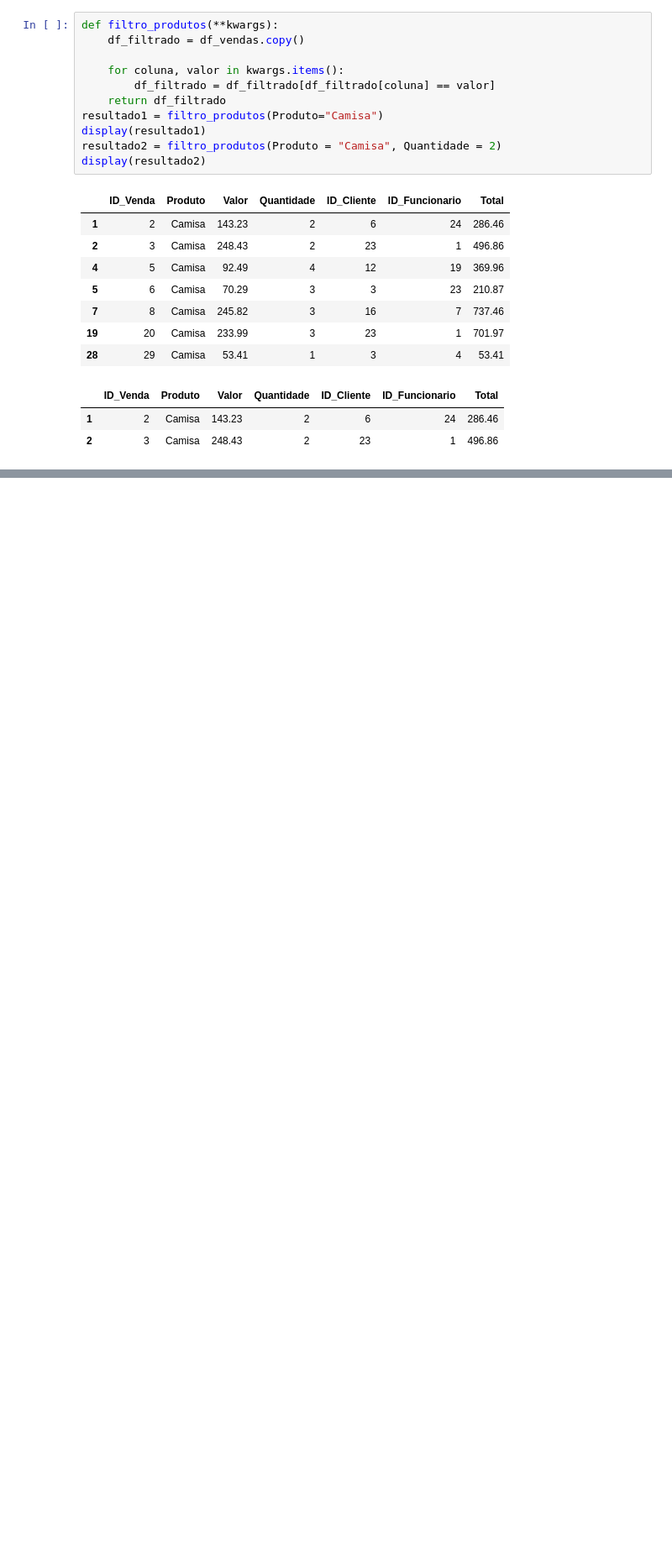
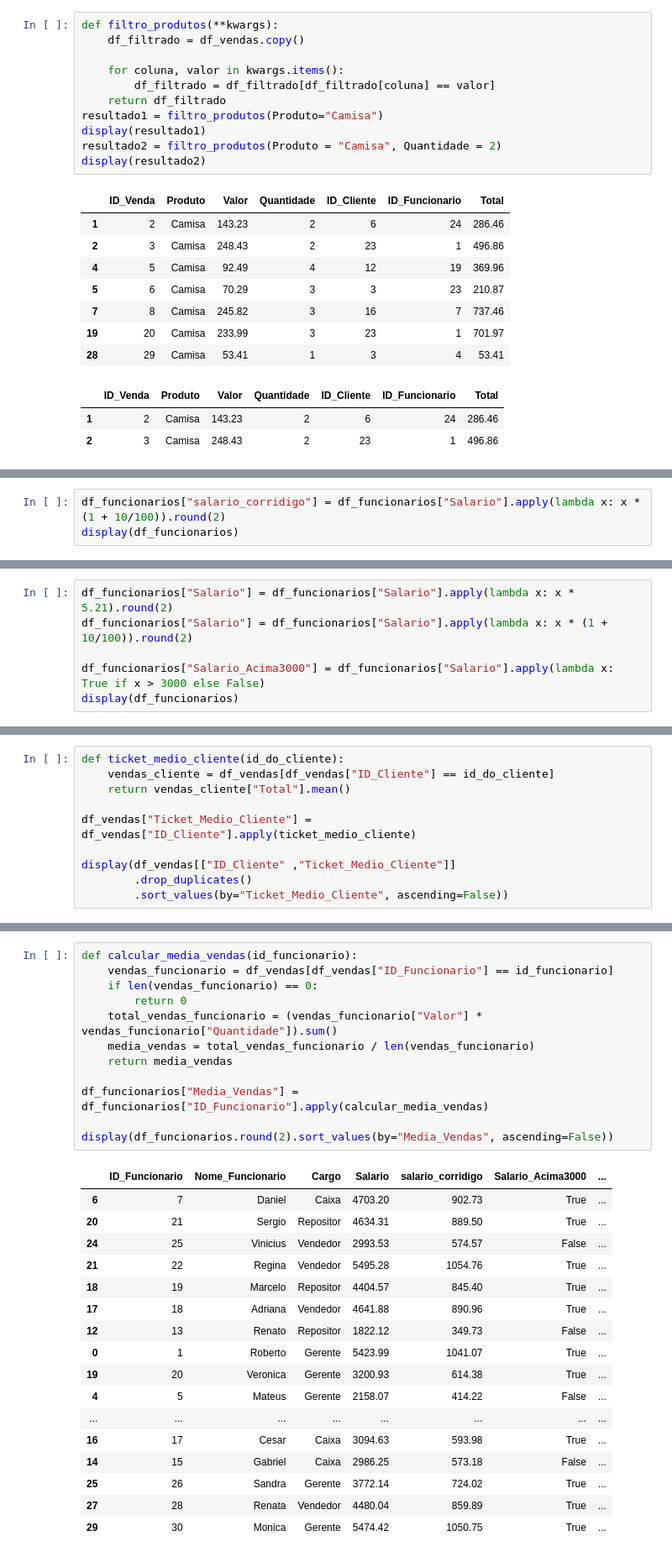
Before and after one commit to joaolpt/eba-analista, a Jupyter notebook: python/aulas_python_II/ex_args_kwargs_apply_lambda.ipynb, the cells around one changed output, grey strips where cells are left out. Shown at 84% size. Drawn from its saved outputs; the diff is of its cells as text; blank space fills up the shorter version.

Commit message:
Exercicios de args kwards e lambda

```diff
--- a/python/aulas_python_II/ex_args_kwargs_apply_lambda.ipynb
+++ b/python/aulas_python_II/ex_args_kwargs_apply_lambda.ipynb
@@ -196,0 +200,3 @@ display(resultado2)
+# %%
+df_funcionarios["salario_corridigo"] = df_funcionarios["Salario"].apply(lambda x: x * (1 + 10/100)).round(2)
+display(df_funcionarios)
@@ -196,0 +271,6 @@ display(resultado2)
+# %%
+df_funcionarios["Salario"] = df_funcionarios["Salario"].apply(lambda x: x * 5.21).round(2)
+df_funcionarios["Salario"] = df_funcionarios["Salario"].apply(lambda x: x * (1 + 10/100)).round(2)
+
+df_funcionarios["Salario_Acima3000"] = df_funcionarios["Salario"].apply(lambda x: True if x > 3000 else False)
+display(df_funcionarios)
@@ -196,0 +298,10 @@ display(resultado2)
+# %%
+def ticket_medio_cliente(id_do_cliente):
+    vendas_cliente = df_vendas[df_vendas["ID_Cliente"] == id_do_cliente]
+    return vendas_cliente["Total"].mean()
+
+df_vendas["Ticket_Medio_Cliente"] = df_vendas["ID_Cliente"].apply(ticket_medio_cliente)
+
+display(df_vendas[["ID_Cliente" ,"Ticket_Medio_Cliente"]]
+        .drop_duplicates()
+        .sort_values(by="Ticket_Medio_Cliente", ascending=False))
@@ -196,0 +380,30 @@ display(resultado2)
+# %%
+def calcular_media_vendas(id_funcionario):
+    vendas_funcionario = df_vendas[df_vendas["ID_Funcionario"] == id_funcionario]
+    if len(vendas_funcionario) == 0:
+        return 0
+    total_vendas_funcionario = (vendas_funcionario["Valor"] * vendas_funcionario["Quantidade"]).sum()
+    media_vendas = total_vendas_funcionario / len(vendas_funcionario)
+    return media_vendas
+
+df_funcionarios["Media_Vendas"] = df_funcionarios["ID_Funcionario"].apply(calcular_media_vendas)
+
+display(df_funcionarios.round(2).sort_values(by="Media_Vendas", ascending=False))
+# %% [output]
+|  | ID_Funcionario | Nome_Funcionario | Cargo | Salario | salario_corridigo | Salario_Acima3000 | ... |
+| 6 | 7 | Daniel | Caixa | 4703.20 | 902.73 | True | ... |
+| 20 | 21 | Sergio | Repositor | 4634.31 | 889.50 | True | ... |
+| 24 | 25 | Vinicius | Vendedor | 2993.53 | 574.57 | False | ... |
+| 21 | 22 | Regina | Vendedor | 5495.28 | 1054.76 | True | ... |
+| 18 | 19 | Marcelo | Repositor | 4404.57 | 845.40 | True | ... |
+| 17 | 18 | Adriana | Vendedor | 4641.88 | 890.96 | True | ... |
+| 12 | 13 | Renato | Repositor | 1822.12 | 349.73 | False | ... |
+| 0 | 1 | Roberto | Gerente | 5423.99 | 1041.07 | True | ... |
+| 19 | 20 | Veronica | Gerente | 3200.93 | 614.38 | True | ... |
+| 4 | 5 | Mateus | Gerente | 2158.07 | 414.22 | False | ... |
+| ... | ... | ... | ... | ... | ... | ... | ... |
+| 16 | 17 | Cesar | Caixa | 3094.63 | 593.98 | True | ... |
+| 14 | 15 | Gabriel | Caixa | 2986.25 | 573.18 | False | ... |
+| 25 | 26 | Sandra | Gerente | 3772.14 | 724.02 | True | ... |
+| 27 | 28 | Renata | Vendedor | 4480.04 | 859.89 | True | ... |
+| 29 | 30 | Monica | Gerente | 5474.42 | 1050.75 | True | ... |
```
Also changed, not shown: parts of 17 cells of this notebook.
